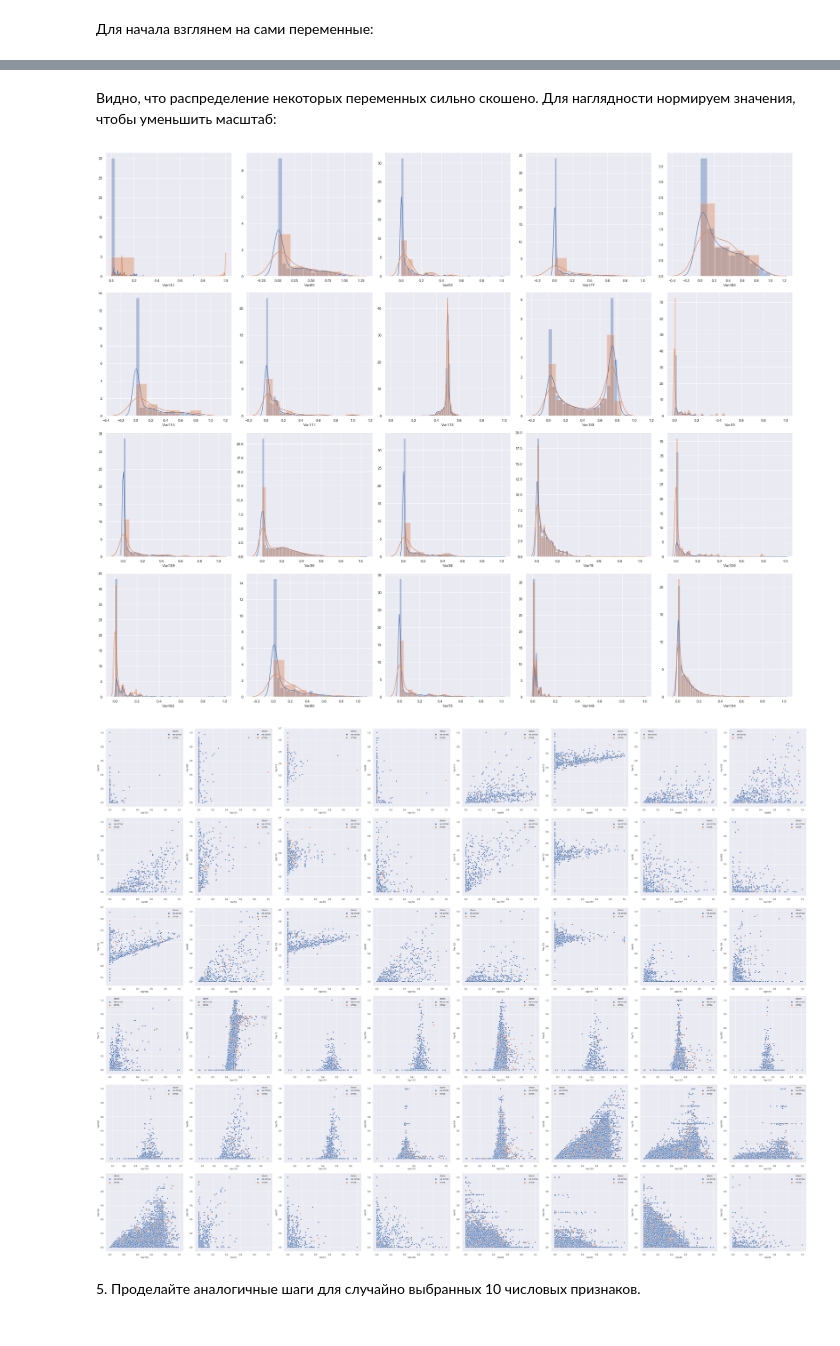
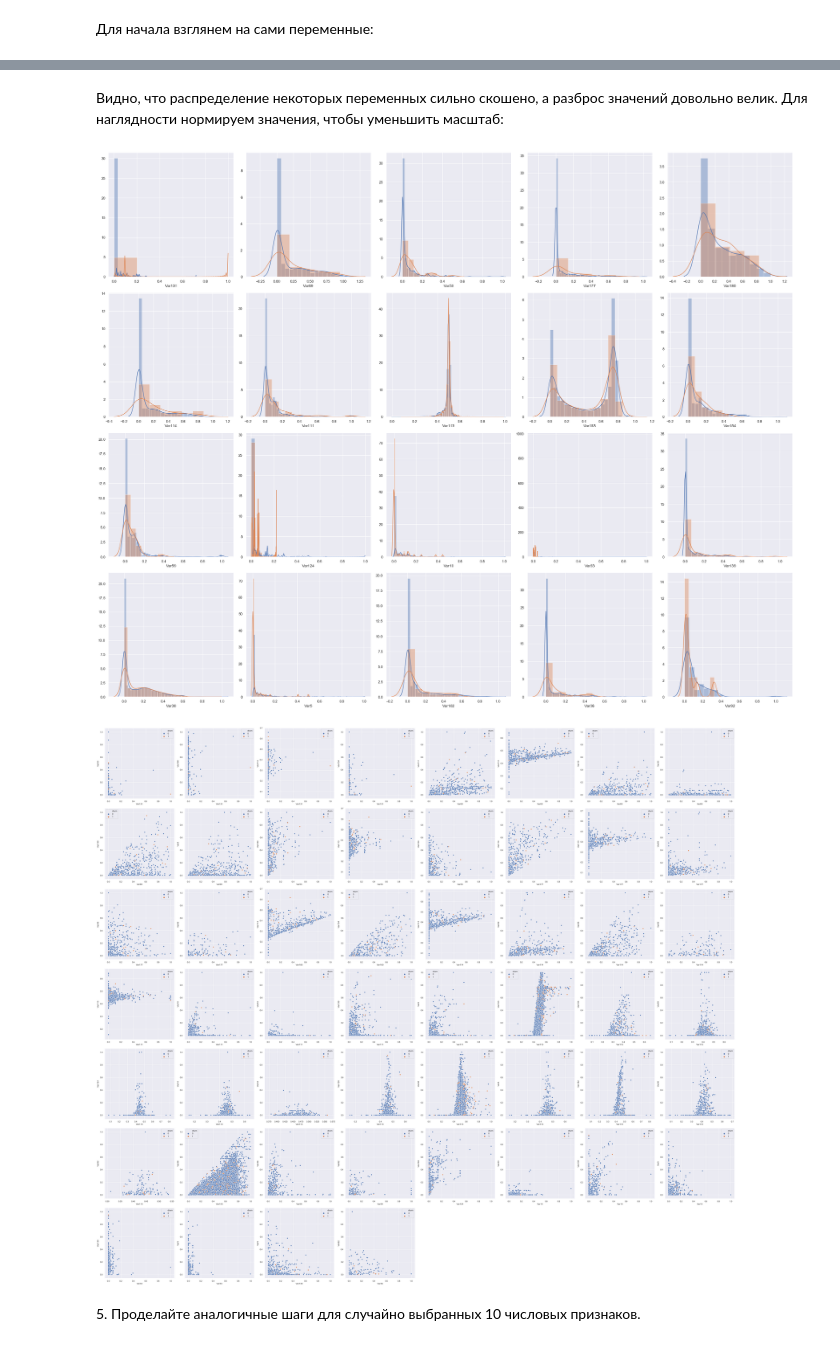
Before and after one commit to metelkinp/coursera-ml-churn-prediction, a Jupyter notebook: week_1.ipynb, the cells around one changed output, grey strips where cells are left out. Cells and saved outputs as stored; diff of their text form; code cells hidden in the pictures.

```diff
--- a/week_1.ipynb
+++ b/week_1.ipynb
@@ -51,6 +51,7 @@ cat_features = df.columns[190:-1]
 # Clear data
 df = df.dropna(axis=0, how='all', subset=df.columns[:-1])
 df = df.dropna(axis=1, how='all')
+df['churn'] = df.churn.apply(lambda x: int(x > 0))
 
 num_features = num_features.intersection(df.columns)
 cat_features = cat_features.intersection(df.columns)
@@ -76,7 +77,7 @@ def num_features_binary_target_corr():
     An empirical rule E(X1|X2 = 1) - E(X1|X2 = 0) is used
     """
     for f_name in num_features:
-        corr_v = df[f_name][df.churn == 1].mean() - df[f_name][df.churn == -1].mean()
+        corr_v = df[f_name][df.churn == 1].mean() - df[f_name][df.churn == 0].mean()
         yield f_name, corr_v
 
 
@@ -137,34 +138,44 @@ def trim_axs(axs, N):
     return axs[:N]
 
 
-def plot_hist(data):
-    n = 5
-    m = int(np.floor(data.shape[1] / n))
-    fig, axs = plt.subplots(m, n, figsize=(6*n, 6*m), constrained_layout=True)
-    axs = trim_axs(axs, data.shape[1])
+def plot_hist(data, n_columns):
+    m = int(np.ceil(len(data.columns) / n_columns))
+    fig, axs = plt.subplots(m, n_columns, figsize=(6*n_columns, 6*m), constrained_layout=True)
+    axs = trim_axs(axs, len(data.columns))
 
     for ax, col in zip(axs, data.columns):
-        sns.distplot(data[col][df.churn == -1].dropna(), ax=ax)
-        sns.distplot(data[col][df.churn == 1].dropna(), ax=ax)
+        for i in range(0, 2):
+            tmp = data[col][df.churn == i].dropna()
+            if not tmp.empty:
+                sns.distplot(tmp, ax=ax)
 
 
-def plot_pairs(data):
+def plot_pairs(data, n_columns):
     # filter pairs without intersections to reduce a number of plots
     pairs = list(itertools.combinations(data.columns.values, 2))
     pairs = [p for p in pairs if not data[[p[0], p[1]]].dropna().empty]
 
-    n = 8
-    m = int(np.floor(len(pairs) / n))
-    fig, axs = plt.subplots(m, n, figsize=(6*n, 6*m), constrained_layout=True)
+    m = int(np.ceil(len(pairs) / n_columns))
+
+    fig, axs = plt.subplots(m, n_columns, figsize=(6*n_columns, 6*m), constrained_layout=True)
     axs = trim_axs(axs, len(pairs))
 
-    hue = df.churn.apply(lambda x: 'отток' if x == 1 else 'не отток')
     for ax, clms in zip(axs, pairs):
-        sns.scatterplot(x=clms[0], y=clms[1], data=data, hue=hue, ax=ax)
+        sns.scatterplot(x=clms[0], y=clms[1], data=data, hue=df.churn, ax=ax)
+
+
+def plot_bars(data, n_columns):
+    m = int(np.ceil(len(data.columns[:-1]) / n_columns))
+    fig, axs = plt.subplots(m, n_columns, figsize=(6*n_columns, 6*m), constrained_layout=True)
+    axs = trim_axs(axs, len(data.columns[:-1]))
+
+    for ax, col in zip(axs, data.columns[:-1]):
+        cpt = sns.countplot(x=col, hue='churn', data=data, ax=ax)
+        cpt.set_xticklabels(cpt.get_xticklabels(), rotation=60)
 # %% [markdown]
 Для начала взглянем на сами переменные:
 # %%
-top_20 = num_corrs.sort_values(by='correlation', ascending=False).index[:20]
+top_20 = num_corrs.apply(np.abs).sort_values(by='correlation', ascending=False).index[:20]
 df[top_20].describe().T
 # %% [output]
 |  | count | mean | std | min | 25% | 50% | 75% | max |
@@ -187,17 +198,17 @@ df[top_20].describe().T
 # %% [markdown]
-Видно, что распределение некоторых переменных сильно скошено. Для наглядности нормируем значения, чтобы уменьшить масштаб:
+Видно, что распределение некоторых переменных сильно скошено, а разброс значений довольно велик. Для наглядности нормируем значения, чтобы уменьшить масштаб:
 # %%
 norm_top_20 = df[top_20]
 norm_top_20 = (norm_top_20 - norm_top_20.min()) / (norm_top_20.max() - norm_top_20.min())
 # %%
 # Вывод гистограмм распределения признаков
-plot_hist(norm_top_20)
+plot_hist(norm_top_20, 5)
 # %% [output]
-[figure, old version]
+[figure, new version]
 # %%
 # Вывод попарных сравнений признаков
-plot_pairs(norm_top_20)
+plot_pairs(norm_top_20, 8)
 # %% [output]
-[figure, old version]
+[figure, new version]
 # %% [markdown]
 5\. Проделайте аналогичные шаги для случайно выбранных 10 числовых признаков.
```
Also changed, not shown: parts of 31 cells of this notebook.
